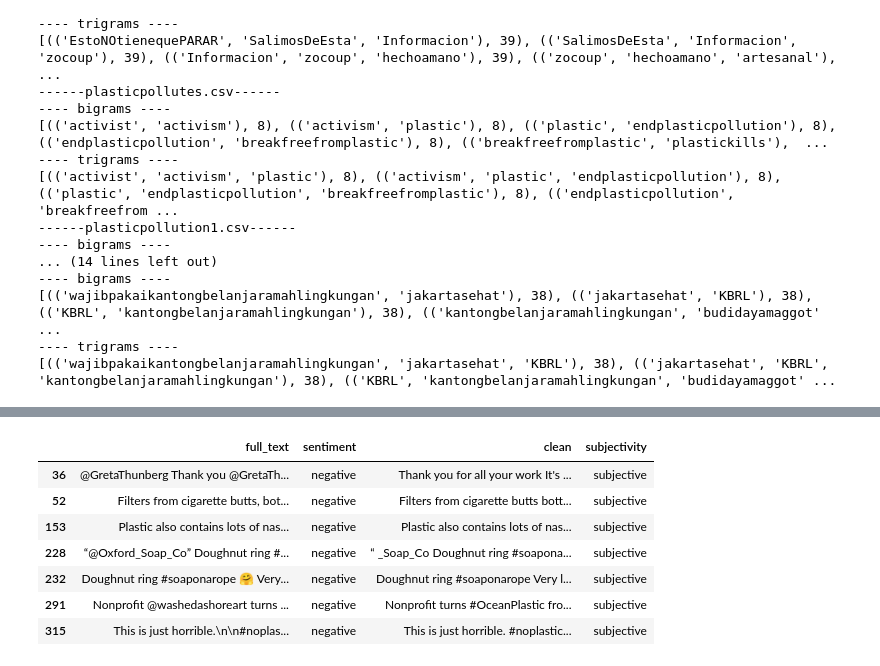
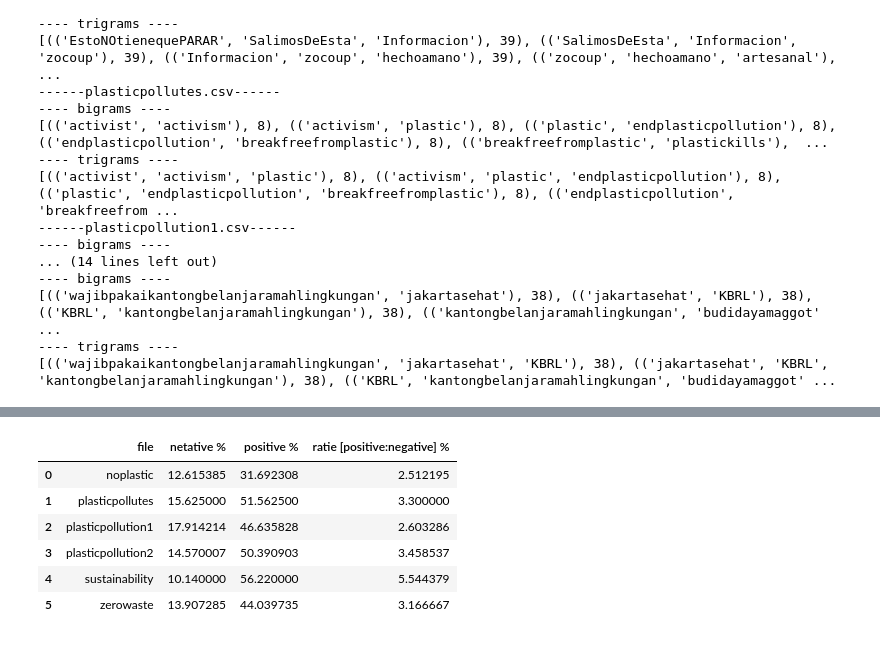
Before and after one commit to Vancouver-Datajam/project_5, a Jupyter notebook: sentiment_ratio.ipynb, the cells around one changed output, grey strips where cells are left out. Cells and saved outputs as stored; diff of their text form; code cells hidden in the pictures.

```diff
--- a/sentiment_ratio.ipynb
+++ b/sentiment_ratio.ipynb
@@ -164,3 +161,0 @@ ngrams
-# %%
-pd.set_option('display.max_colwidth', 1000)
-pd.set_option('display.max_rows', 400)
@@ -187,11 +162,10 @@ dff[['sentiment', 'clean', 'subjectivity']]
-# %%
-dff[(dff['sentiment']=='negative') & (dff['subjectivity'] =='subjective')]
-# %% [output]
-|  | full_text | sentiment | clean | subjectivity |
-| 36 | @GretaThunberg Thank you @GretaTh... | negative | Thank you for all your work It's ... | subjective |
-| 52 | Filters from cigarette butts, bot... | negative | Filters from cigarette butts bott... | subjective |
-| 153 | Plastic also contains lots of nas... | negative | Plastic also contains lots of nas... | subjective |
-| 228 | “@Oxford_Soap_Co” Doughnut ring #... | negative | “ _Soap_Co Doughnut ring #soapona... | subjective |
-| 232 | Doughnut ring #soaponarope 🤗 Very... | negative | Doughnut ring #soaponarope Very l... | subjective |
-| 291 | Nonprofit @washedashoreart turns ... | negative | Nonprofit turns #OceanPlastic fro... | subjective |
-| 315 | This is just horrible.\n\n#noplas... | negative | This is just horrible. #noplastic... | subjective |
+# %%
+results
+# %% [output]
+|  | file | netative % | positive % | ratie [positive:negative] % |
+| 0 | noplastic | 12.615385 | 31.692308 | 2.512195 |
+| 1 | plasticpollutes | 15.625000 | 51.562500 | 3.300000 |
+| 2 | plasticpollution1 | 17.914214 | 46.635828 | 2.603286 |
+| 3 | plasticpollution2 | 14.570007 | 50.390903 | 3.458537 |
+| 4 | sustainability | 10.140000 | 56.220000 | 5.544379 |
+| 5 | zerowaste | 13.907285 | 44.039735 | 3.166667 |
```
Also changed, not shown: parts of 2 cells of this notebook.
